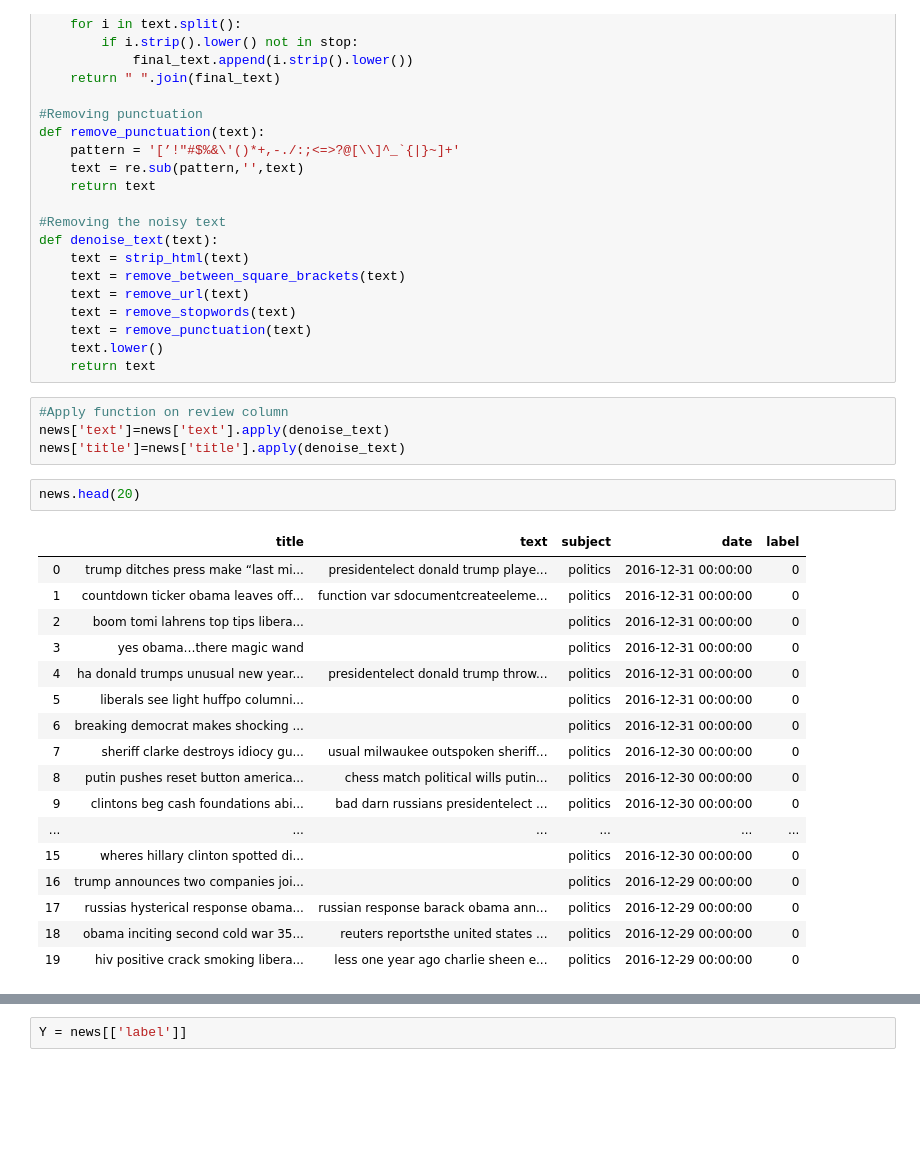
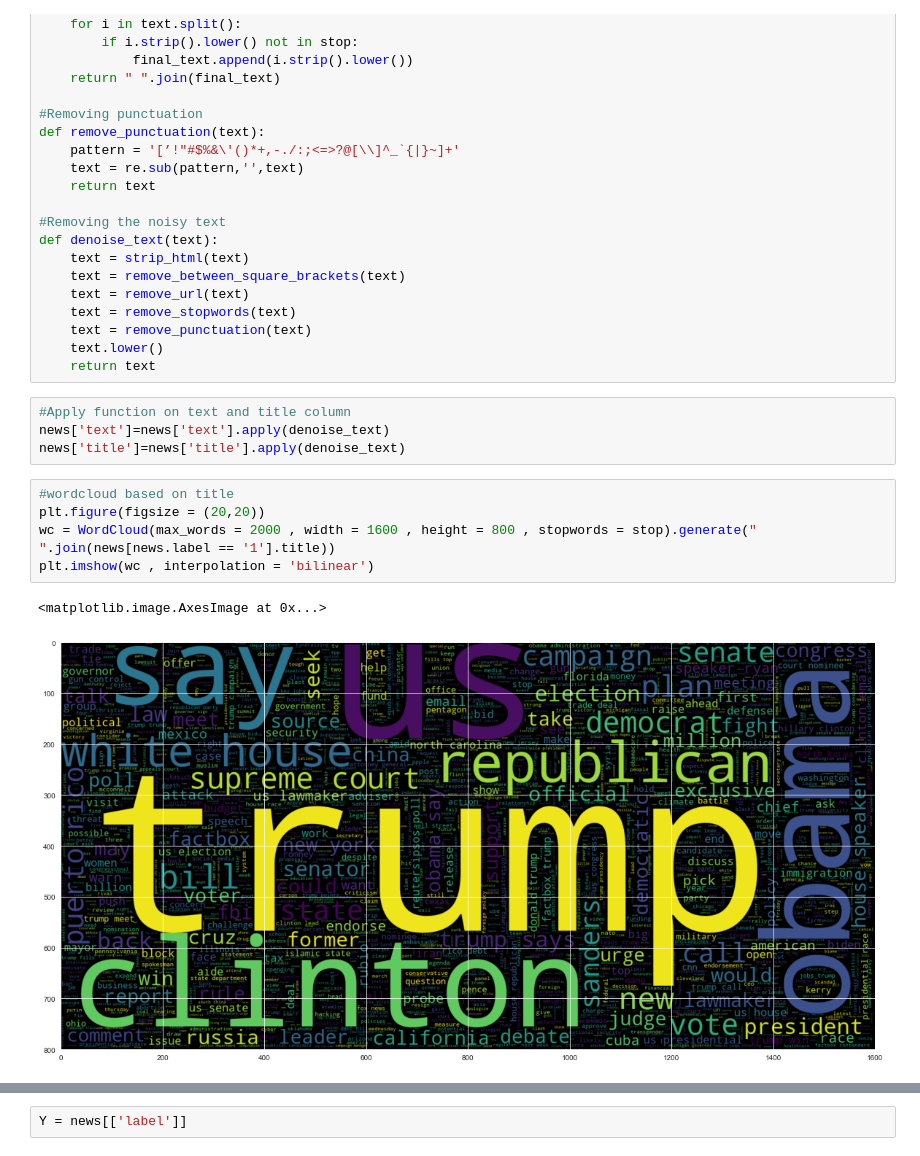
Before and after one commit to SaideT/Fake-News-Detection, a Jupyter notebook: fake_news.ipynb, the cells around one changed output, grey strips where cells are left out. Saved outputs shown, nothing was run; the diff lists cells and outputs as text; blank space fills up the shorter version.

```diff
--- a/fake_news.ipynb
+++ b/fake_news.ipynb
@@ -134,27 +117,15 @@ def denoise_text(text):
     text.lower()
     return text
 # %%
-#Apply function on review column
+#Apply function on text and title column
 news['text']=news['text'].apply(denoise_text)
 news['title']=news['title'].apply(denoise_text)
-# %%
-news.head(20)
-# %% [output]
-|  | title | text | subject | date | label |
-| 0 | trump ditches press make “last mi... | presidentelect donald trump playe... | politics | 2016-12-31 00:00:00 | 0 |
-| 1 | countdown ticker obama leaves off... | function var sdocumentcreateeleme... | politics | 2016-12-31 00:00:00 | 0 |
-| 2 | boom tomi lahrens top tips libera... |  | politics | 2016-12-31 00:00:00 | 0 |
-| 3 | yes obama…there magic wand |  | politics | 2016-12-31 00:00:00 | 0 |
-| 4 | ha donald trumps unusual new year... | presidentelect donald trump throw... | politics | 2016-12-31 00:00:00 | 0 |
-| 5 | liberals see light huffpo columni... |  | politics | 2016-12-31 00:00:00 | 0 |
-| 6 | breaking democrat makes shocking ... |  | politics | 2016-12-31 00:00:00 | 0 |
-| 7 | sheriff clarke destroys idiocy gu... | usual milwaukee outspoken sheriff... | politics | 2016-12-30 00:00:00 | 0 |
-| 8 | putin pushes reset button america... | chess match political wills putin... | politics | 2016-12-30 00:00:00 | 0 |
-| 9 | clintons beg cash foundations abi... | bad darn russians presidentelect ... | politics | 2016-12-30 00:00:00 | 0 |
-| ... | ... | ... | ... | ... | ... |
-| 15 | wheres hillary clinton spotted di... |  | politics | 2016-12-30 00:00:00 | 0 |
-| 16 | trump announces two companies joi... |  | politics | 2016-12-29 00:00:00 | 0 |
-| 17 | russias hysterical response obama... | russian response barack obama ann... | politics | 2016-12-29 00:00:00 | 0 |
-| 18 | obama inciting second cold war 35... | reuters reportsthe united states ... | politics | 2016-12-29 00:00:00 | 0 |
-| 19 | hiv positive crack smoking libera... | less one year ago charlie sheen e... | politics | 2016-12-29 00:00:00 | 0 |
+# %%
+#wordcloud based on title
+plt.figure(figsize = (20,20))
+wc = WordCloud(max_words = 2000 , width = 1600 , height = 800 , stopwords = stop).generate(" ".join(news[news.label == '1'].title))
+plt.imshow(wc , interpolation = 'bilinear')
+# %% [output]
+<matplotlib.image.AxesImage at 0x...>
+[figure, added]
 # %%
```
Also changed, not shown: parts of 9 cells of this notebook.
